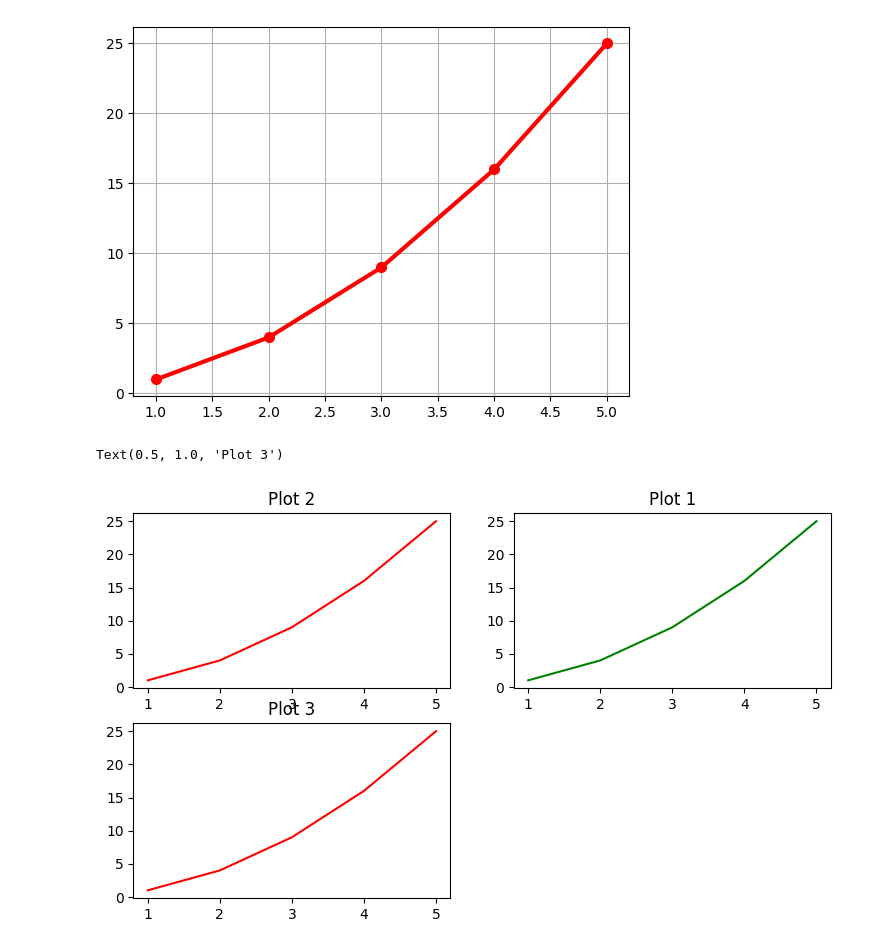
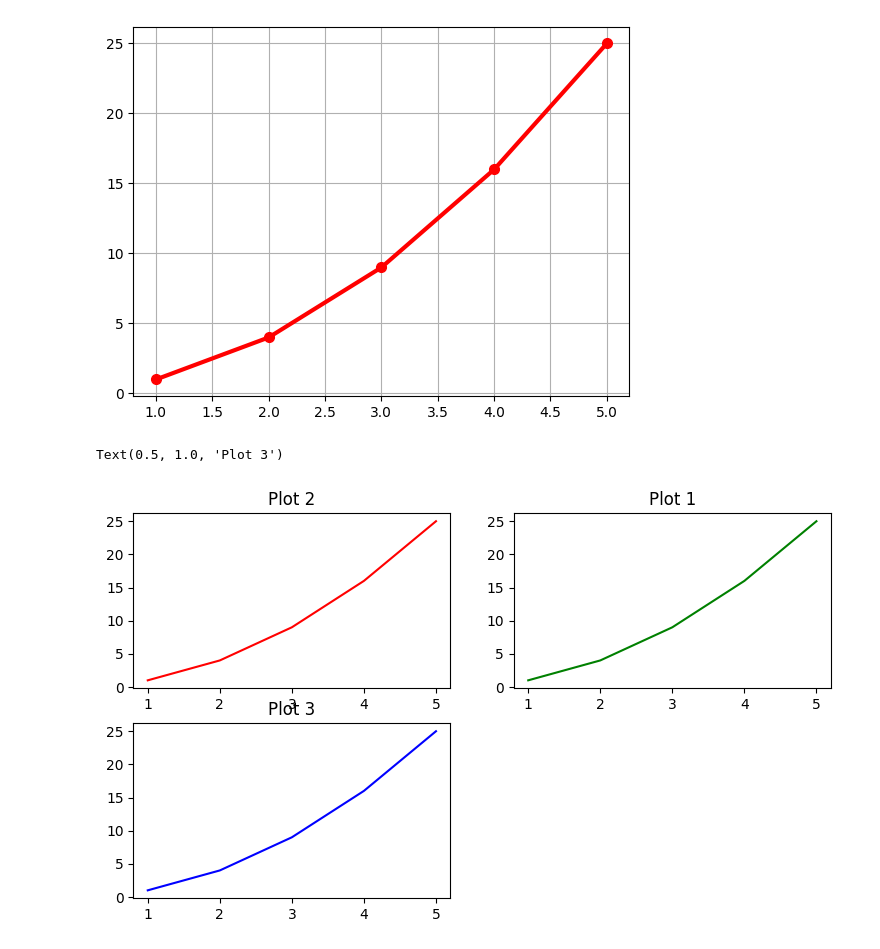
Before and after one commit to AbhishekMankame/machine_learning_tutorial, a Jupyter notebook: PYTHON/Data analysis with Python/data_manipulation.ipynb, the cells around one changed output. Cells and saved outputs as stored; diff of their text form; code cells hidden in the pictures.

```diff
--- a/PYTHON/Data analysis with Python/data_manipulation.ipynb
+++ b/PYTHON/Data analysis with Python/data_manipulation.ipynb
@@ -83,24 +83,24 @@ plt.grid(True)
 # %%
 ## Multiple Plots
 ## Sample data
 
 x = [1,2,3,4,5]
 y1 = [1,4,9,16,25]
 y2 = [1,2,3,4,5]
 
 plt.figure(figsize=(9,5))
 
 plt.subplot(2,2,2)
 plt.plot(x,y1,color='green')
 plt.title('Plot 1')
 
 plt.subplot(2,2,1)
 plt.plot(x,y1,color='red')
 plt.title('Plot 2')
 
 plt.subplot(2,2,3)
-plt.plot(x,y1,color='red')
+plt.plot(x,y1,color='blue')
 plt.title('Plot 3')
 # %% [output]
 Text(0.5, 1.0, 'Plot 3')
-[figure, old version]
+[figure, new version]
```
Also changed, not shown: parts of 4 cells of this notebook.
